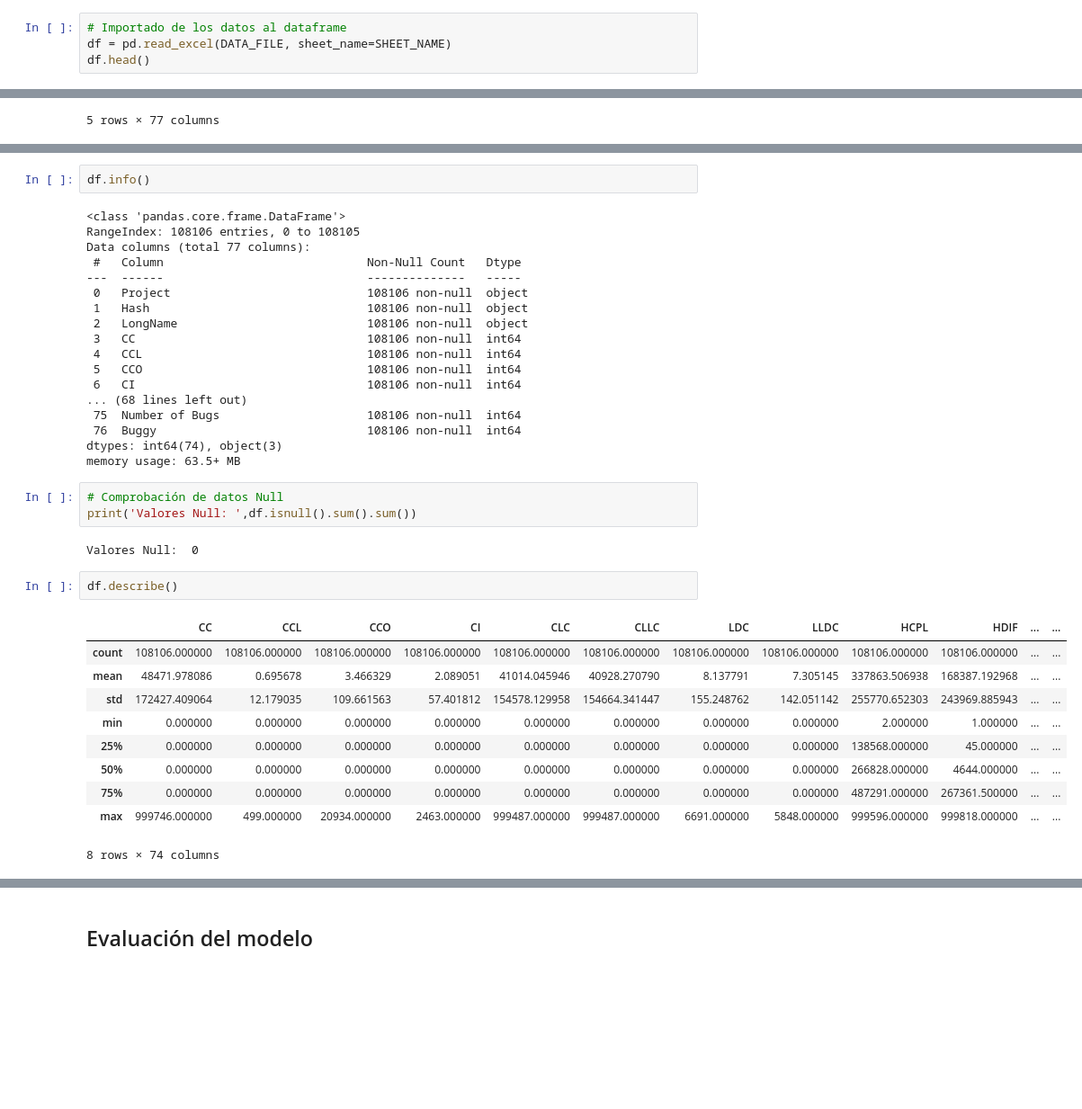
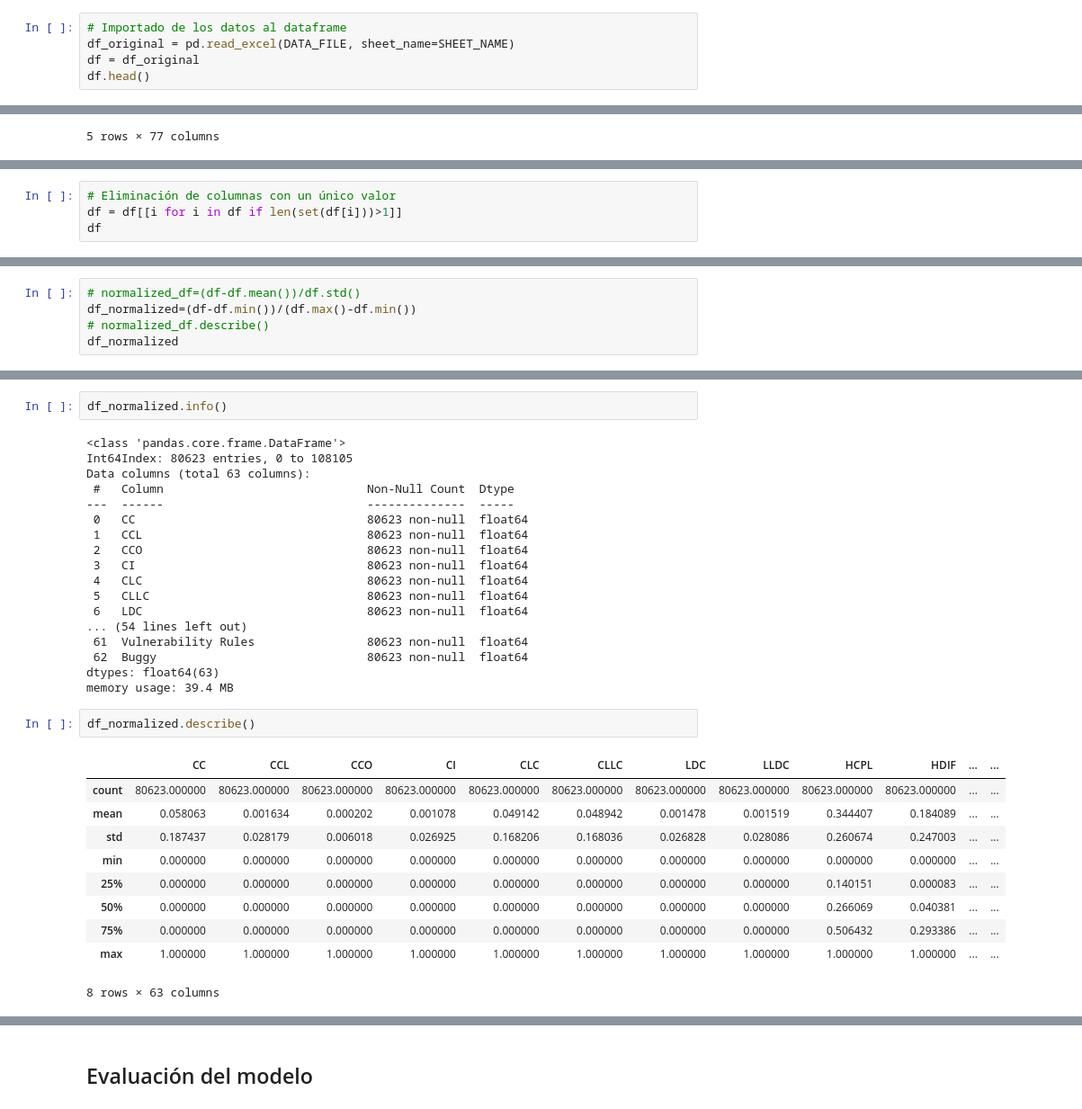
Before and after one commit to davidmacar/bug-prediction-explanation, a Jupyter notebook: estudio_bugHunter.ipynb, the cells around one changed output, grey strips where cells are left out. Shown at 90% size. Drawn from its saved outputs; the diff is of its cells as text; blank space fills up the shorter version.

```diff
--- a/databug_.ipynb
+++ b/estudio_bugHunter.ipynb
@@ -28,6 +40,7 @@ COMPLETE = 0
 # %%
 # Importado de los datos al dataframe
-df = pd.read_excel(DATA_FILE, sheet_name=SHEET_NAME)
+df_original = pd.read_excel(DATA_FILE, sheet_name=SHEET_NAME)
+df = df_original
 df.head()
 # %% [output]
 |  | Project | Hash | LongName | CC | CCL | CCO | CI | CLC | CLLC | LDC | ... | ... |
@@ -39,0 +76,4 @@ df.head()
+# %%
+# Eliminación de columnas con un único valor
+df = df[[i for i in df if len(set(df[i]))>1]]
+df
@@ -39,0 +114,5 @@ df.head()
+# %%
+# normalized_df=(df-df.mean())/df.std()
+df_normalized=(df-df.min())/(df.max()-df.min())
+# normalized_df.describe()
+df_normalized
@@ -40,38 +133,33 @@ df.head()
 # %%
-df.info()
+df_normalized.info()
 # %% [output]
 <class 'pandas.core.frame.DataFrame'>
-RangeIndex: 108106 entries, 0 to 108105
-Data columns (total 77 columns):
- #   Column                             Non-Null Count   Dtype
----  ------                             --------------   -----
- 0   Project                            108106 non-null  object
- 1   Hash                               108106 non-null  object
- 2   LongName                           108106 non-null  object
- 3   CC                                 108106 non-null  int64
- 4   CCL                                108106 non-null  int64
- 5   CCO                                108106 non-null  int64
- 6   CI                                 108106 non-null  int64
-... (68 lines left out)
- 75  Number of Bugs                     108106 non-null  int64
- 76  Buggy                              108106 non-null  int64
-dtypes: int64(74), object(3)
-memory usage: 63.5+ MB
+Int64Index: 80623 entries, 0 to 108105
+Data columns (total 63 columns):
+ #   Column                             Non-Null Count  Dtype
+---  ------                             --------------  -----
+ 0   CC                                 80623 non-null  float64
+ 1   CCL                                80623 non-null  float64
+ 2   CCO                                80623 non-null  float64
+ 3   CI                                 80623 non-null  float64
+ 4   CLC                                80623 non-null  float64
+ 5   CLLC                               80623 non-null  float64
+ 6   LDC                                80623 non-null  float64
+... (54 lines left out)
+ 61  Vulnerability Rules                80623 non-null  float64
+ 62  Buggy                              80623 non-null  float64
+dtypes: float64(63)
+memory usage: 39.4 MB
-# %%
-# Comprobación de datos Null
-print('Valores Null: ',df.isnull().sum().sum())
-# %% [output]
-Valores Null:  0
 # %%
-df.describe()
+df_normalized.describe()
 # %% [output]
 |  | CC | CCL | CCO | CI | CLC | CLLC | LDC | LLDC | HCPL | HDIF | ... | ... |
-| count | 108106.000000 | 108106.000000 | 108106.000000 | 108106.000000 | 108106.000000 | 108106.000000 | 108106.000000 | 108106.000000 | 108106.000000 | 108106.000000 | ... | ... |
-| mean | 48471.978086 | 0.695678 | 3.466329 | 2.089051 | 41014.045946 | 40928.270790 | 8.137791 | 7.305145 | 337863.506938 | 168387.192968 | ... | ... |
-| std | 172427.409064 | 12.179035 | 109.661563 | 57.401812 | 154578.129958 | 154664.341447 | 155.248762 | 142.051142 | 255770.652303 | 243969.885943 | ... | ... |
-| min | 0.000000 | 0.000000 | 0.000000 | 0.000000 | 0.000000 | 0.000000 | 0.000000 | 0.000000 | 2.000000 | 1.000000 | ... | ... |
-| 25% | 0.000000 | 0.000000 | 0.000000 | 0.000000 | 0.000000 | 0.000000 | 0.000000 | 0.000000 | 138568.000000 | 45.000000 | ... | ... |
-| 50% | 0.000000 | 0.000000 | 0.000000 | 0.000000 | 0.000000 | 0.000000 | 0.000000 | 0.000000 | 266828.000000 | 4644.000000 | ... | ... |
-| 75% | 0.000000 | 0.000000 | 0.000000 | 0.000000 | 0.000000 | 0.000000 | 0.000000 | 0.000000 | 487291.000000 | 267361.500000 | ... | ... |
-| max | 999746.000000 | 499.000000 | 20934.000000 | 2463.000000 | 999487.000000 | 999487.000000 | 6691.000000 | 5848.000000 | 999596.000000 | 999818.000000 | ... | ... |
+| count | 80623.000000 | 80623.000000 | 80623.000000 | 80623.000000 | 80623.000000 | 80623.000000 | 80623.000000 | 80623.000000 | 80623.000000 | 80623.000000 | ... | ... |
+| mean | 0.058063 | 0.001634 | 0.000202 | 0.001078 | 0.049142 | 0.048942 | 0.001478 | 0.001519 | 0.344407 | 0.184089 | ... | ... |
+| std | 0.187437 | 0.028179 | 0.006018 | 0.026925 | 0.168206 | 0.168036 | 0.026828 | 0.028086 | 0.260674 | 0.247003 | ... | ... |
+| min | 0.000000 | 0.000000 | 0.000000 | 0.000000 | 0.000000 | 0.000000 | 0.000000 | 0.000000 | 0.000000 | 0.000000 | ... | ... |
+| 25% | 0.000000 | 0.000000 | 0.000000 | 0.000000 | 0.000000 | 0.000000 | 0.000000 | 0.000000 | 0.140151 | 0.000083 | ... | ... |
+| 50% | 0.000000 | 0.000000 | 0.000000 | 0.000000 | 0.000000 | 0.000000 | 0.000000 | 0.000000 | 0.266069 | 0.040381 | ... | ... |
+| 75% | 0.000000 | 0.000000 | 0.000000 | 0.000000 | 0.000000 | 0.000000 | 0.000000 | 0.000000 | 0.506432 | 0.293386 | ... | ... |
+| max | 1.000000 | 1.000000 | 1.000000 | 1.000000 | 1.000000 | 1.000000 | 1.000000 | 1.000000 | 1.000000 | 1.000000 | ... | ... |
-8 rows × 74 columns
+8 rows × 63 columns
```
Also changed, not shown: parts of 74 cells of this notebook, 1 other file.
